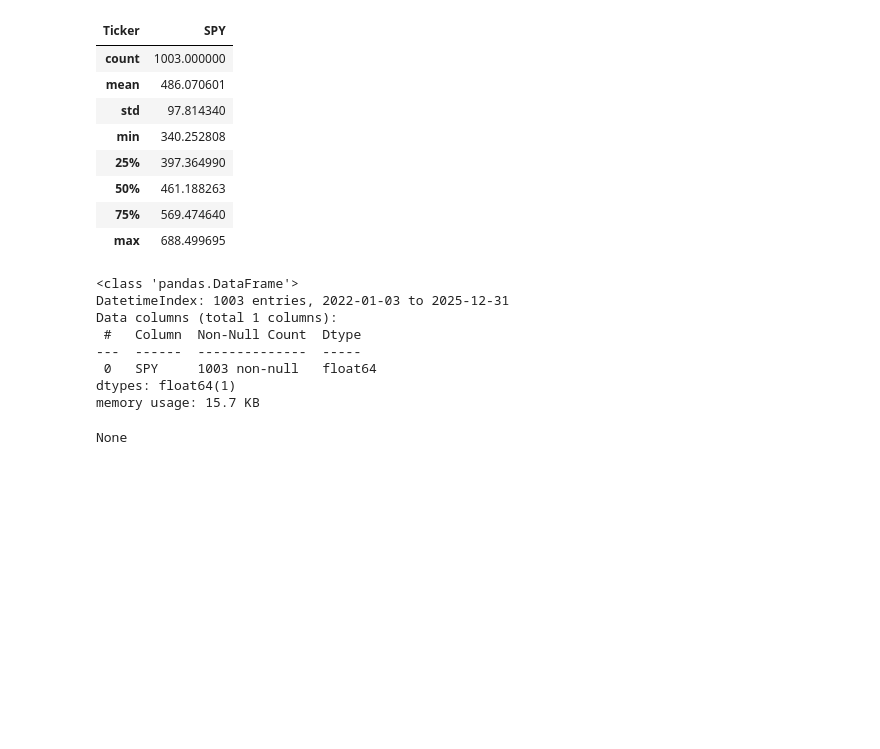
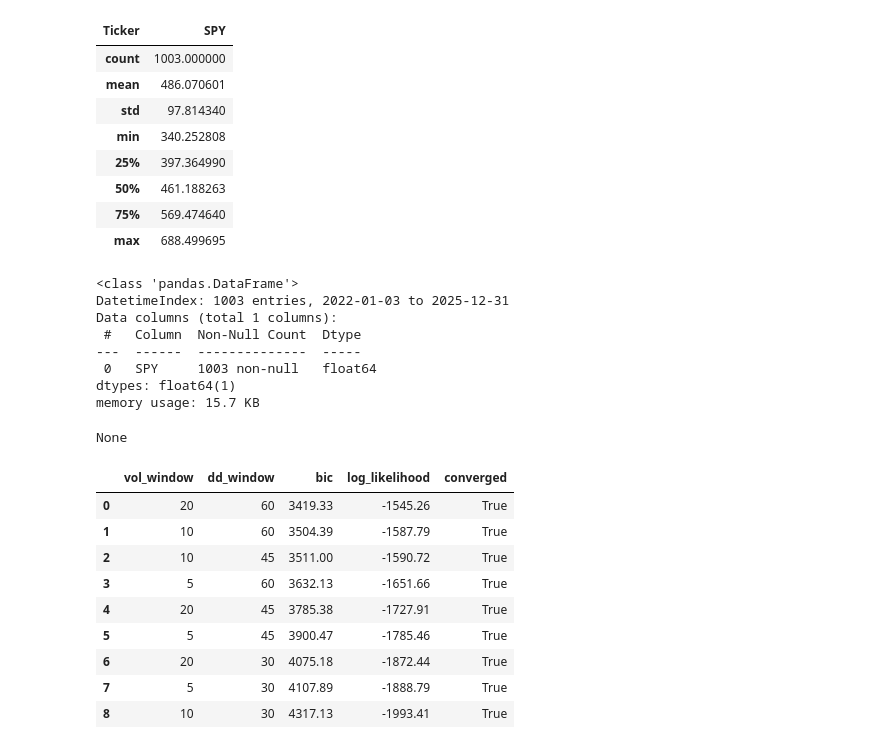
Before and after one commit to bsinek/sentinel, a Jupyter notebook: research/hmm.ipynb, the cells around one changed output. Cells and saved outputs as stored; diff of their text form; code cells hidden in the pictures; blank space fills up the shorter version.

```diff
--- a/research/hmm.ipynb
+++ b/research/hmm.ipynb
@@ -45,4 +45,61 @@ Data columns (total 1 columns):
 dtypes: float64(1)
 memory usage: 15.7 KB
 None
+# %%
+# grid search over feature windows using BIC
+# n_components fixed at 4 (Guidolin & Timmermann 2007 — BIC unreliable for n_components on sequential data)
+# sma_window removed — raw log return is literature standard (sma_window=1 equivalent)
+from itertools import product
+
+vol_windows = [5, 10, 20]
+dd_windows = [30, 45, 60]
+n_components = 4
+
+grid_results = []
+
+for vw, dw in product(vol_windows, dd_windows):
+    lr = np.log(close_prices / close_prices.shift(1)).dropna()
+    rv = lr.rolling(window=vw).std()
+    rm = close_prices.rolling(window=dw).max()
+    dd = (close_prices - rm) / close_prices
+
+    X = pd.DataFrame({
+        'log_return': lr,
+        'rolling_vol': rv,
+        'drawdown': dd,
+    }).dropna()
+
+    sc = StandardScaler()
+    X_scaled = sc.fit_transform(X)
+
+    m = GaussianHMM(n_components=n_components, covariance_type='full', n_iter=1000, random_state=42)
+    m.fit(X_scaled)
+
+    n_features = X.shape[1]
+    k = n_components * (n_components - 1) + n_components * n_features + n_components * n_features * (n_features + 1) // 2
+    n = len(X_scaled)
+    ll = m.score(X_scaled)
+    bic = k * np.log(n) - 2 * ll
+
+    grid_results.append({
+        'vol_window': vw,
+        'dd_window': dw,
+        'bic': round(bic, 2),
+        'log_likelihood': round(ll, 2),
+        'converged': m.monitor_.converged,
+    })
+
+grid_df = pd.DataFrame(grid_results).sort_values('bic').reset_index(drop=True)
+display(grid_df)
+# %% [output]
+|  | vol_window | dd_window | bic | log_likelihood | converged |
+| 0 | 20 | 60 | 3419.33 | -1545.26 | True |
+| 1 | 10 | 60 | 3504.39 | -1587.79 | True |
+| 2 | 10 | 45 | 3511.00 | -1590.72 | True |
+| 3 | 5 | 60 | 3632.13 | -1651.66 | True |
+| 4 | 20 | 45 | 3785.38 | -1727.91 | True |
+| 5 | 5 | 45 | 3900.47 | -1785.46 | True |
+| 6 | 20 | 30 | 4075.18 | -1872.44 | True |
+| 7 | 5 | 30 | 4107.89 | -1888.79 | True |
+| 8 | 10 | 30 | 4317.13 | -1993.41 | True |
 # %%
```
Also changed, not shown: parts of 4 cells of this notebook.
